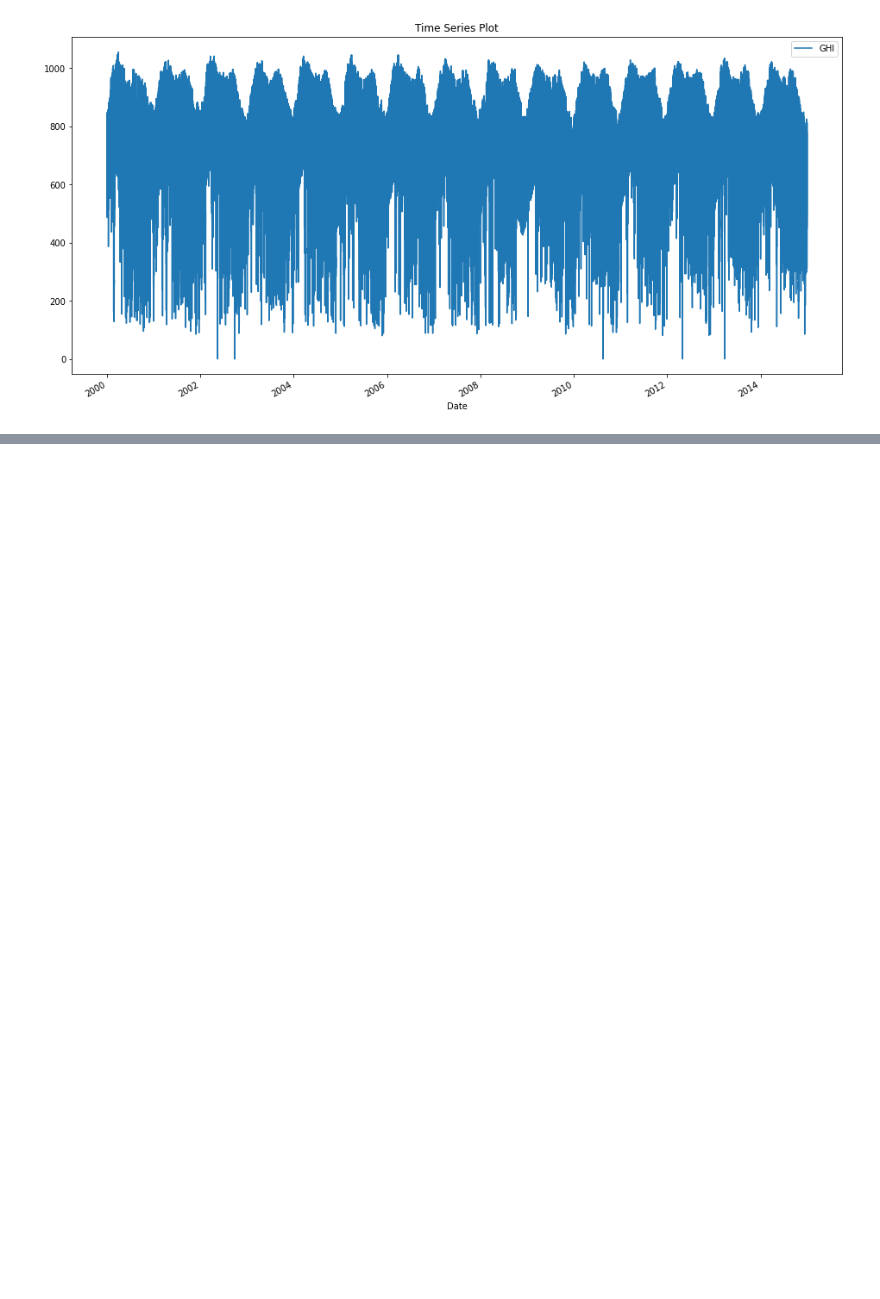
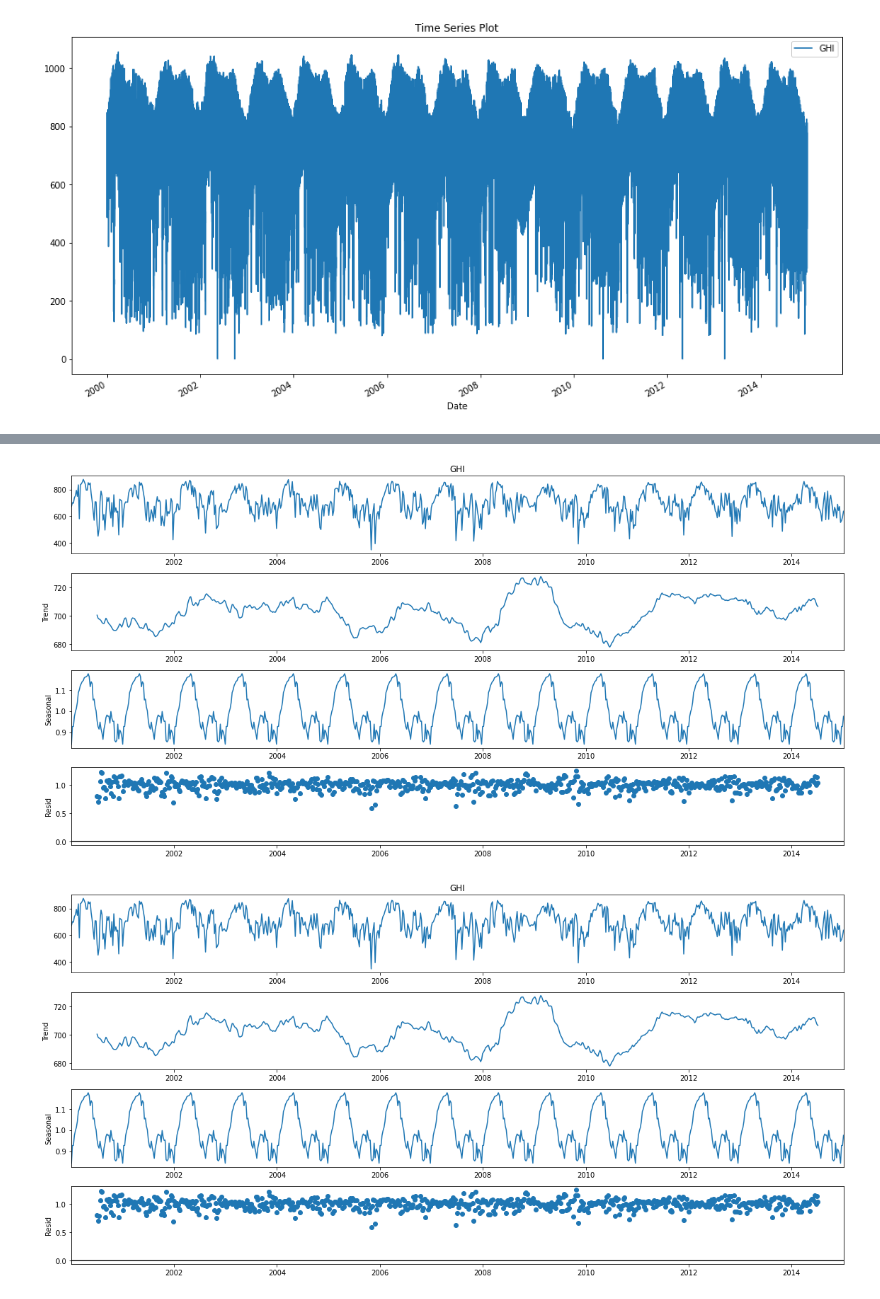
Before and after one commit to Kalit31/Statistical-Analysis-and-Forecasting-of-Solar-Energy, a Jupyter notebook: Time Series Analysis.ipynb, the cells around one changed output, grey strips where cells are left out. Drawn from its saved outputs; the diff is of its cells as text; code cells hidden in the pictures; blank space fills up the shorter version.

```diff
--- a/Time Series Analysis.ipynb
+++ b/Time Series Analysis.ipynb
@@ -46,2 +81,8 @@ df_all.plot(figsize=[16,8],title='Time Series Plot')
+# %%
+pylab.rcParams['figure.figsize'] = (16, 8)
+result.plot()
+# %% [output]
+[figure, added]
+[figure, added]
 # %%
 import statsmodels.tsa.api as smtsa
```
Also changed, not shown: parts of 16 cells of this notebook.
